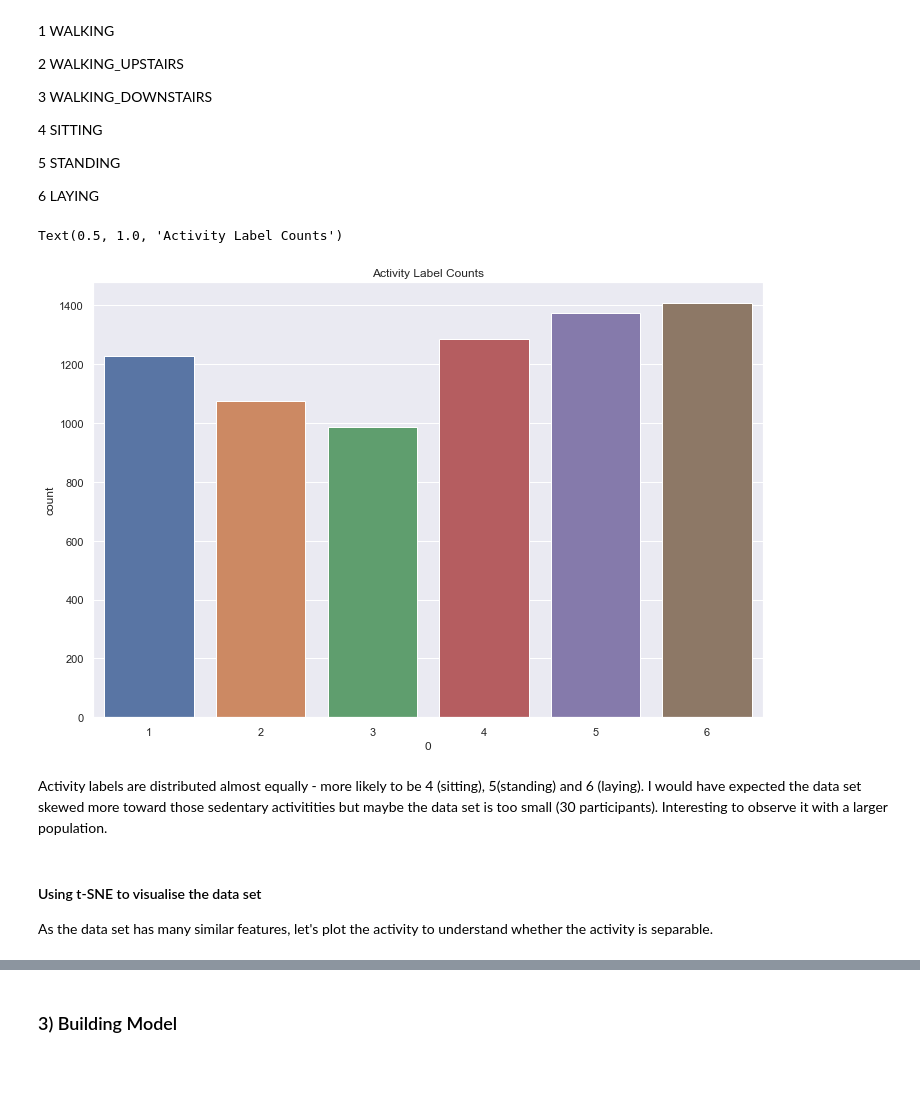
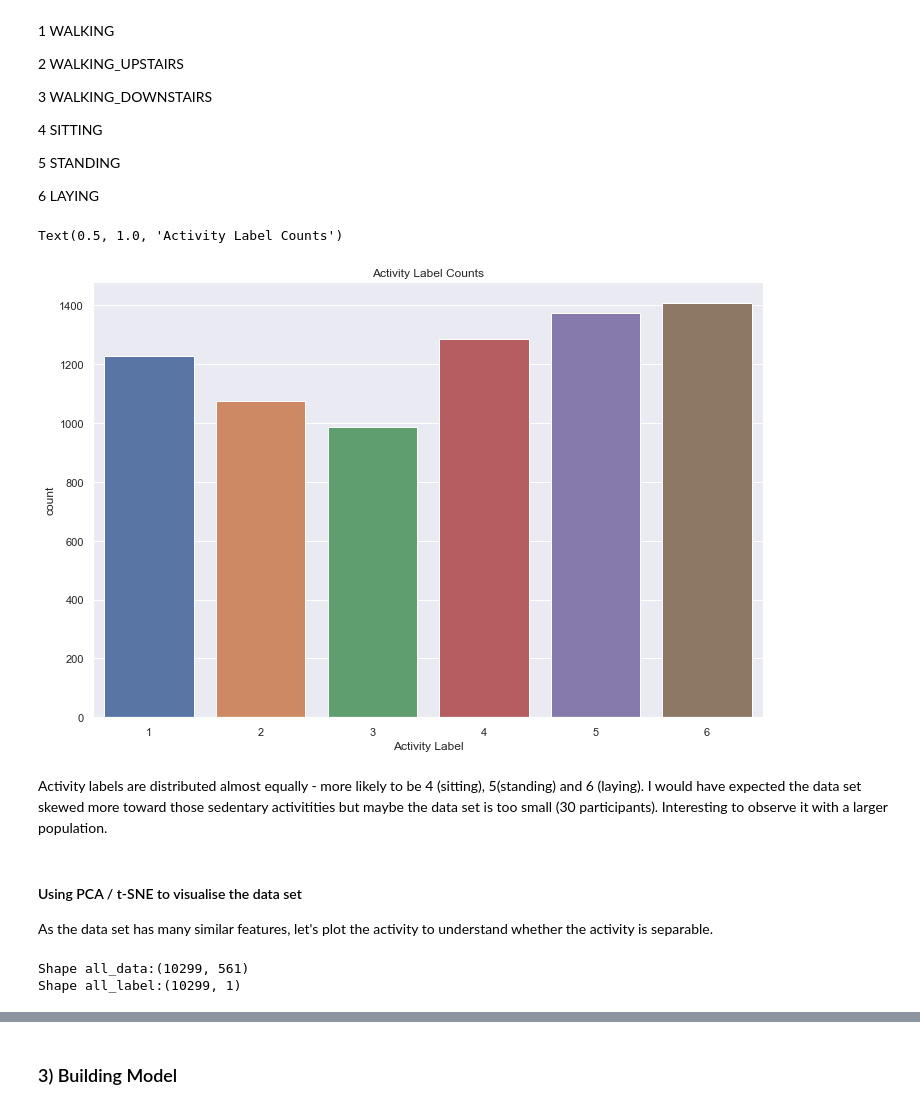
Before and after one commit to phuongddo94/human-activity-recognition, a Jupyter notebook: HAR Notebook.ipynb, the cells around one changed output, grey strips where cells are left out. Cells and saved outputs as stored; diff of their text form; code cells hidden in the pictures; blank space fills up the shorter version.

```diff
--- a/HAR Notebook.ipynb
+++ b/HAR Notebook.ipynb
@@ -113,14 +113,14 @@ Target label (activity label) are given as below - need to check for data set sk
 # %%
 plt.figure(figsize=(12,8))
 sns.set(style = 'darkgrid')
-sns.countplot(y_train[0])
+sns.countplot(y_train['Activity Label'])
 plt.title('Activity Label Counts')
 # %% [output]
 Text(0.5, 1.0, 'Activity Label Counts')
-[figure, old version]
+[figure, new version]
 # %% [markdown]
 Activity labels are distributed almost equally - more likely to be 4 (sitting), 5(standing) and 6 (laying).
 I would have expected the data set skewed more toward those sedentary activitities but maybe the data set is too small (30 participants). Interesting to observe it with a larger population.
 # %% [markdown]
-#### Using t-SNE to visualise the data set
+#### Using PCA / t-SNE to visualise the data set
 As the data set has many similar features, let's plot the activity to understand whether the activity is separable.
@@ -130,0 +131,9 @@ all_data =
+# %%
+#add both X_train and X_test data set for visualisation
+all_data = pd.concat([X_train, X_test],axis=0).reset_index(drop=True)
+all_label = pd.concat([y_train, y_test],axis=0).reset_index(drop=True)
+print('Shape all_data:{}'.format(all_data.shape))
+print('Shape all_label:{}'.format(all_label.shape))
+# %% [output]
+Shape all_data:(10299, 561)
+Shape all_label:(10299, 1)
```
Also changed, not shown: parts of 16 cells of this notebook.
